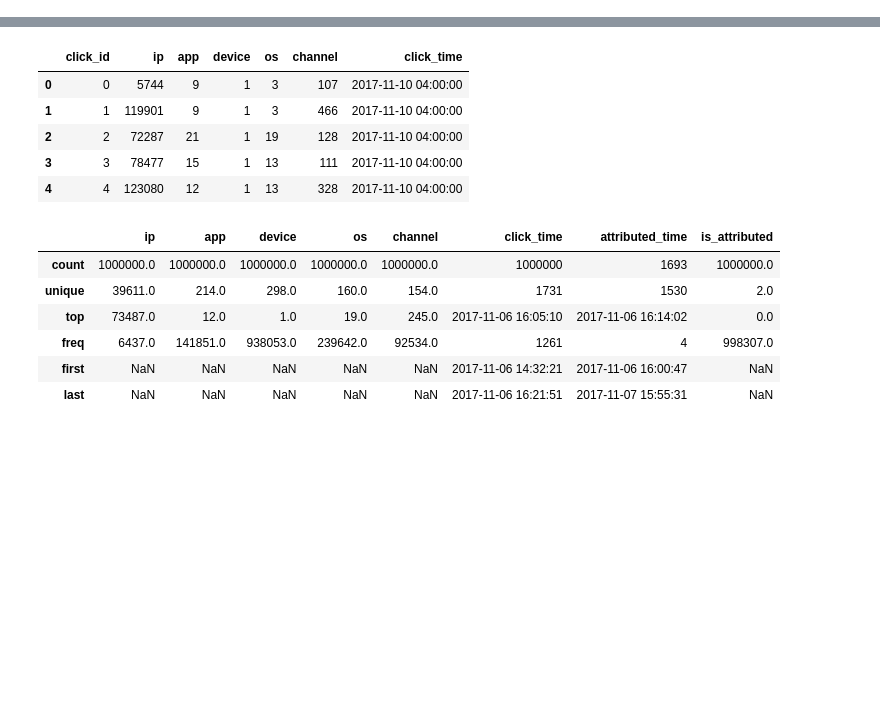
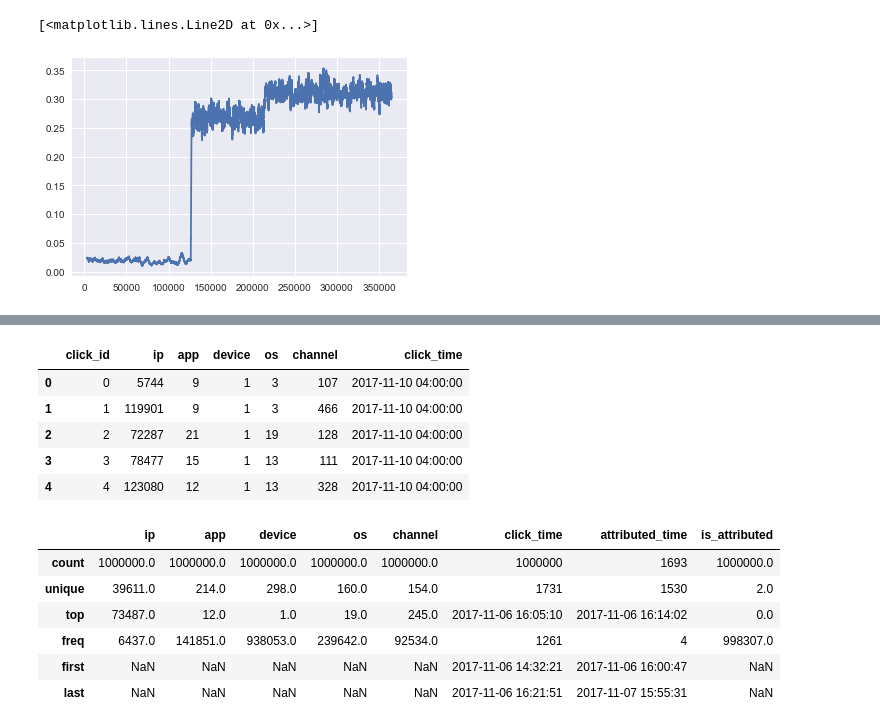
Before and after one commit to ihongChen/kaggle_AdTracking, a Jupyter notebook: src/eda.ipynb, the cells around one changed output, grey strips where cells are left out. Drawn from its saved outputs; the diff is of its cells as text; code cells hidden in the pictures; blank space fills up the shorter version.

```diff
--- a/src/eda.ipynb
+++ b/src/eda.ipynb
@@ -23,0 +13,6 @@ train.head()
+# %%
+with pd.HDFStore('../input/raw_data.h5') as store:
+    print('start loading...')
+    train_df = store['train_df']
+    test_df = store['test_df']
+    print('loading complete')
@@ -23,0 +26,3 @@ train.head()
+# %%
+df = train_df.groupby('ip').is_attributed.mean().to_frame().reset_index()
+df.head()
@@ -23,0 +36,7 @@ train.head()
+# %%
+df['roll'] = df.is_attributed.rolling(1000).mean()
+# %%
+plt.plot(df.ip,df.roll)
+# %% [output]
+[<matplotlib.lines.Line2D at 0x...>]
+[figure, added]
```
Also changed, not shown: parts of 38 cells of this notebook, 2 other files.
